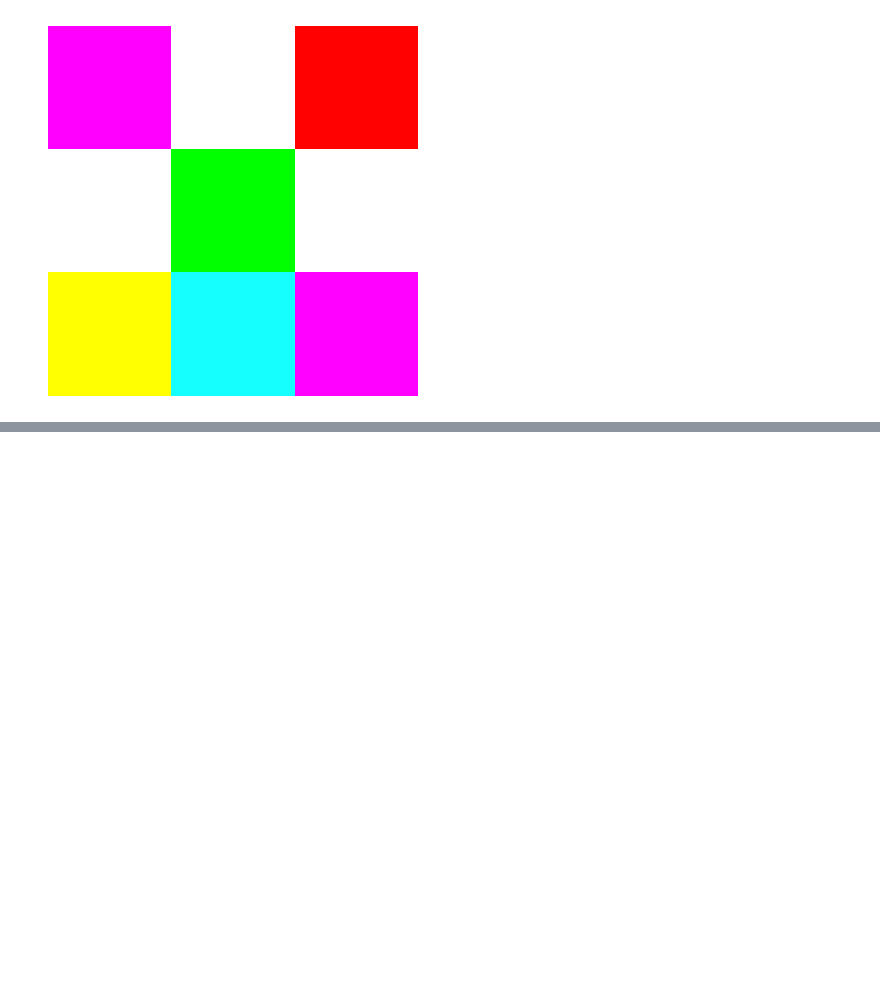
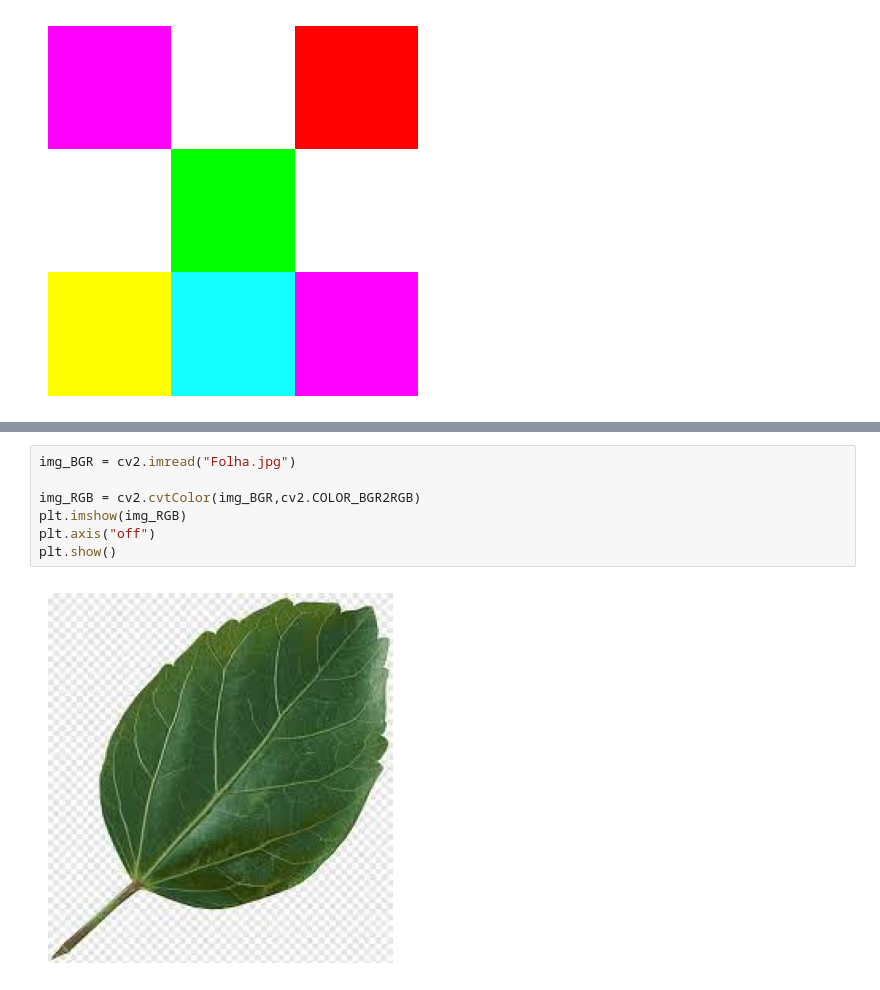
Before and after one commit to GabrielPl-1/Aula_viscomp, a Jupyter notebook: main.ipynb, the cells around one changed output, grey strips where cells are left out. Saved outputs shown, nothing was run; the diff lists cells and outputs as text; blank space fills up the shorter version.

```diff
--- a/main.ipynb
+++ b/main.ipynb
@@ -116,0 +134,9 @@ plt.show()
+# %%
+img_BGR = cv2.imread("Folha.jpg")
+
+img_RGB = cv2.cvtColor(img_BGR,cv2.COLOR_BGR2RGB)
+plt.imshow(img_RGB)
+plt.axis("off")
+plt.show()
+# %% [output]
+[figure, added]
```
Also changed, not shown: parts of 17 cells of this notebook, 17 other files.
